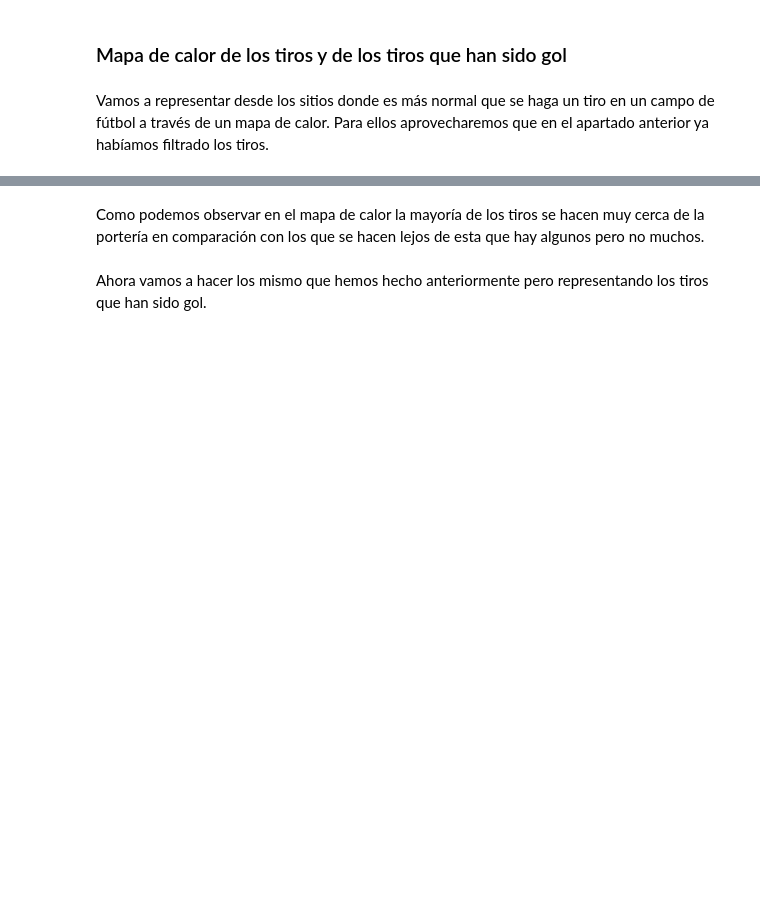
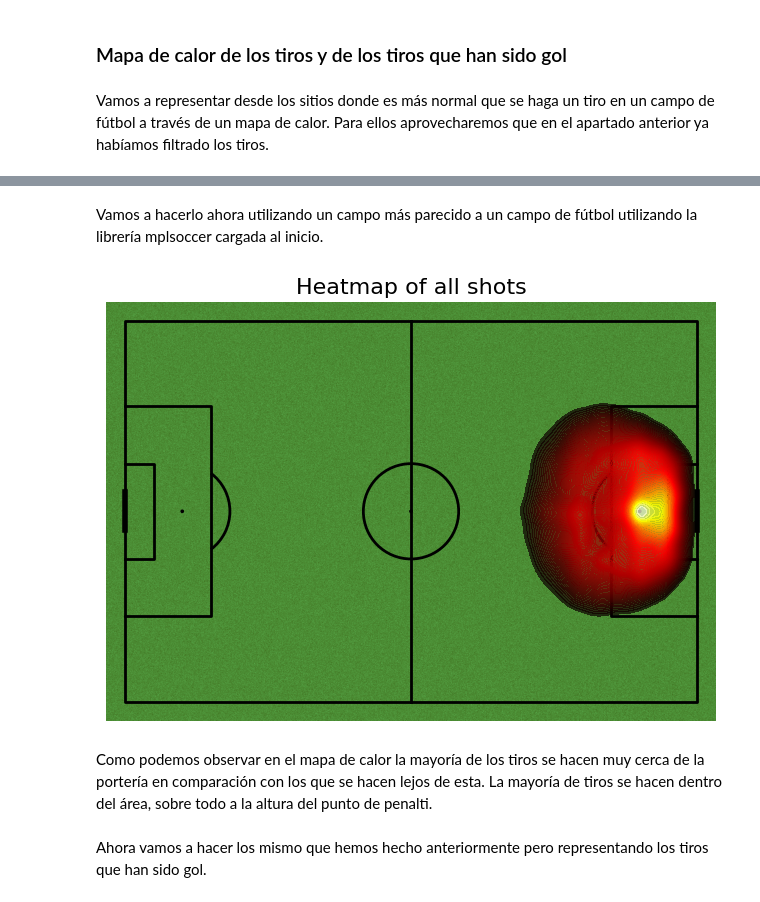
Before and after one commit to Jaime-Linares/EDA-FootySage, a Jupyter notebook: EDA(FootySage).ipynb, the cells around one changed output, grey strips where cells are left out. Drawn from its saved outputs; the diff is of its cells as text; code cells hidden in the pictures; blank space fills up the shorter version.

```diff
--- a/EDA(FootySage).ipynb
+++ b/EDA(FootySage).ipynb
@@ -425,5 +425,18 @@ plt.show()
+# %% [markdown]
+Vamos a hacerlo ahora utilizando un campo más parecido a un campo de fútbol utilizando la librería mplsoccer cargada al inicio.
+# %%
+pitch = Pitch(pitch_type='statsbomb', line_color='black', pitch_color='grass')
+fig, ax = pitch.draw()
+
+# dibujar el mapa de calor de los tiros
+pitch.kdeplot(tiros_posicion_df['x'], tiros_posicion_df['y'], ax=ax, shade=True, levels=100, cmap='hot', alpha=0.7)
+
+plt.title(f"Heatmap of all shots", fontsize=16)
+plt.show()
+# %% [output]
+[figure, added]
 # %% [markdown]
-Como podemos observar en el mapa de calor la mayoría de los tiros se hacen muy cerca de la portería en comparación con los que se hacen lejos de esta que hay algunos pero no muchos.
+Como podemos observar en el mapa de calor la mayoría de los tiros se hacen muy cerca de la portería en comparación con los que se hacen lejos de esta. La mayoría de tiros se hacen dentro del área, sobre todo a la altura del punto de penalti.
 # %% [markdown]
 Ahora vamos a hacer los mismo que hemos hecho anteriormente pero representando los tiros que han sido gol.
 # %%
```
Also changed, not shown: parts of 6 cells of this notebook.
